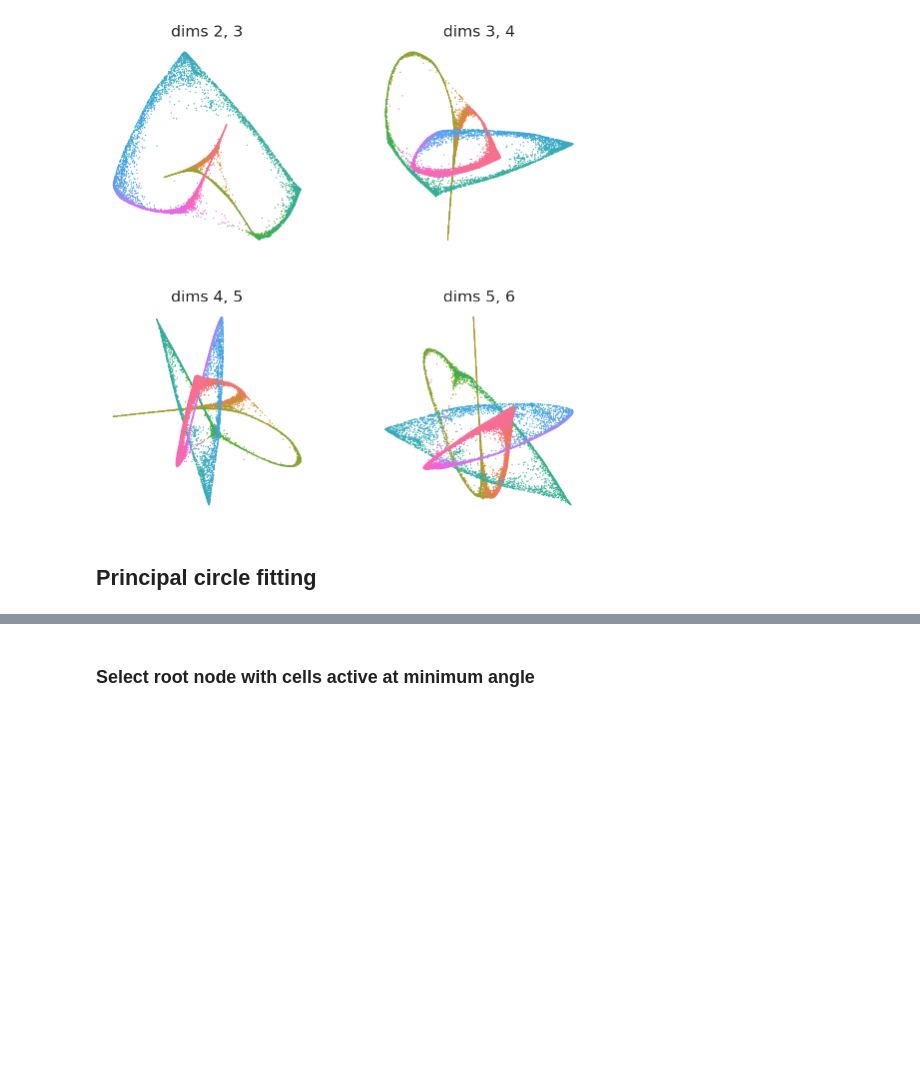
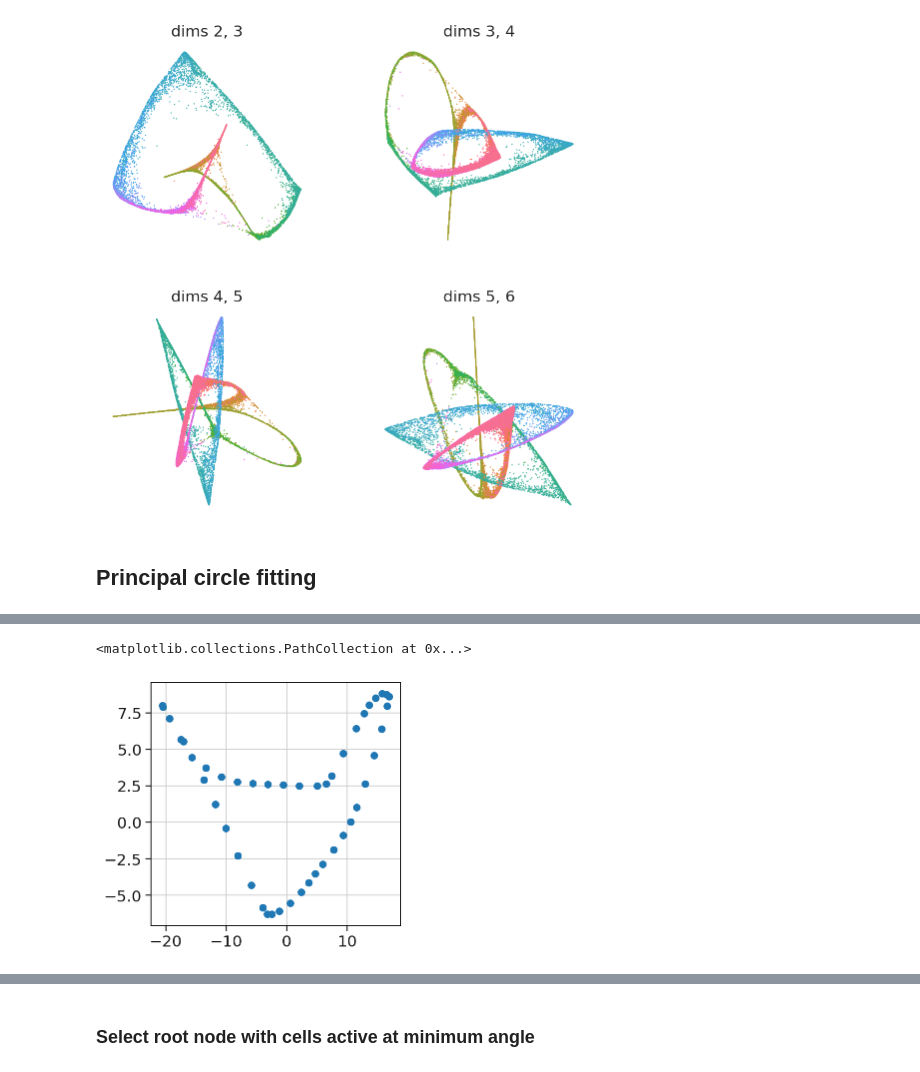
Before and after one commit to LouisFaure/scFates_notebooks, a Jupyter notebook: Beyond_scRNAseq.ipynb, the cells around one changed output, grey strips where cells are left out. Cells and saved outputs as stored; diff of their text form; code cells hidden in the pictures; blank space fills up the shorter version.

```diff
--- a/Beyond_scRNAseq.ipynb
+++ b/Beyond_scRNAseq.ipynb
@@ -128,0 +149,8 @@ scf.pl.graph(adata,basis='palantir_multiscale')
+# %%
+emb=adata.obsm["X_palantir_multiscale"][:,:2]
+proj = (np.dot(emb.T, R) / R.sum(axis=0)).T
+# %%
+plt.scatter(proj[:,0],proj[:,1])
+# %% [output]
+<matplotlib.collections.PathCollection at 0x...>
+[figure, added]
```
Also changed, not shown: parts of 14 cells of this notebook.
